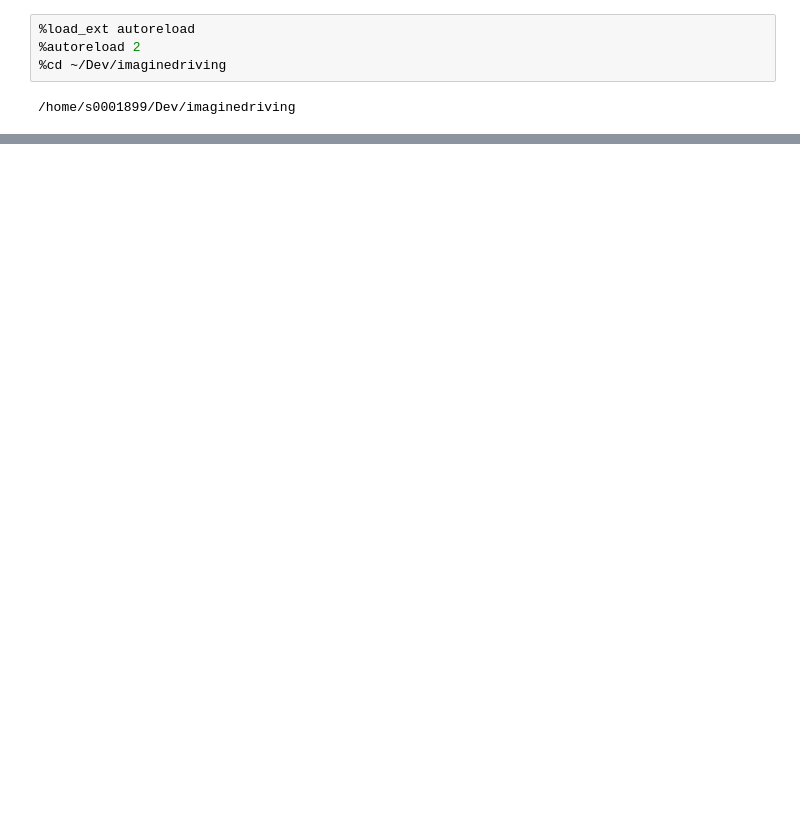
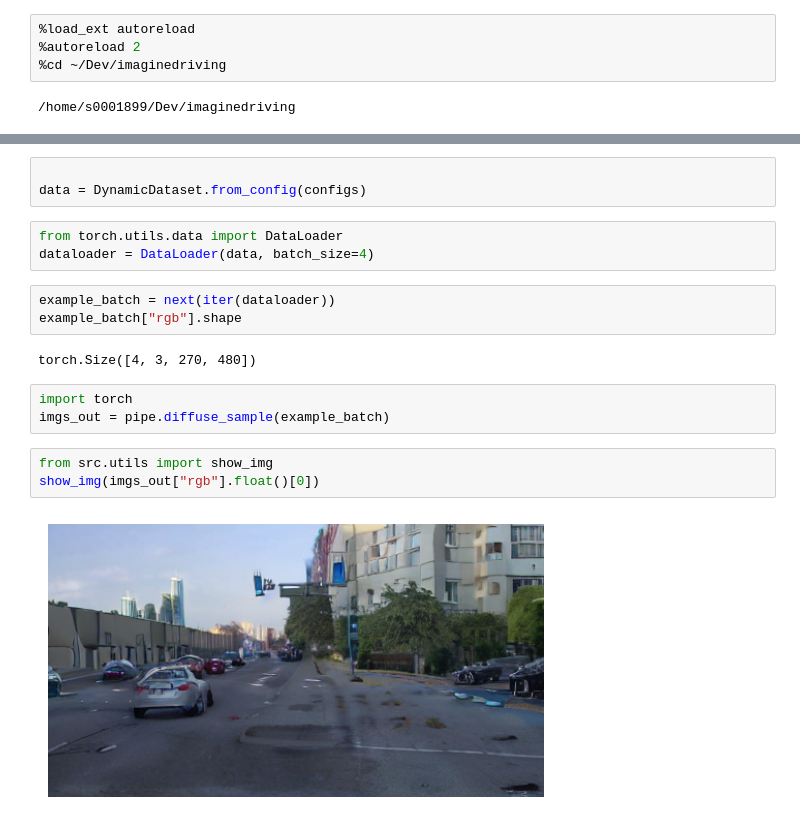
Before and after one commit to gasparyanartur/imaginedriving, a Jupyter notebook: notebooks/batch.ipynb, the cells around one changed output, grey strips where cells are left out. Drawn from its saved outputs; the diff is of its cells as text; blank space fills up the shorter version.

Commit message:
batched

```diff
--- a/notebooks/batch.ipynb
+++ b/notebooks/batch.ipynb
@@ -31,0 +31,19 @@ StableDiffusionImg2ImgPipeline {
+# %%
+
+data = DynamicDataset.from_config(configs)
+# %%
+from torch.utils.data import DataLoader
+dataloader = DataLoader(data, batch_size=4)
+# %%
+example_batch = next(iter(dataloader))
+example_batch["rgb"].shape
+# %% [output]
+torch.Size([4, 3, 270, 480])
+# %%
+import torch
+imgs_out = pipe.diffuse_sample(example_batch)
+# %%
+from src.utils import show_img
+show_img(imgs_out["rgb"].float()[0])
+# %% [output]
+[figure, added]
```
Also changed, not shown: parts of 4 cells of this notebook, 2 other files.
